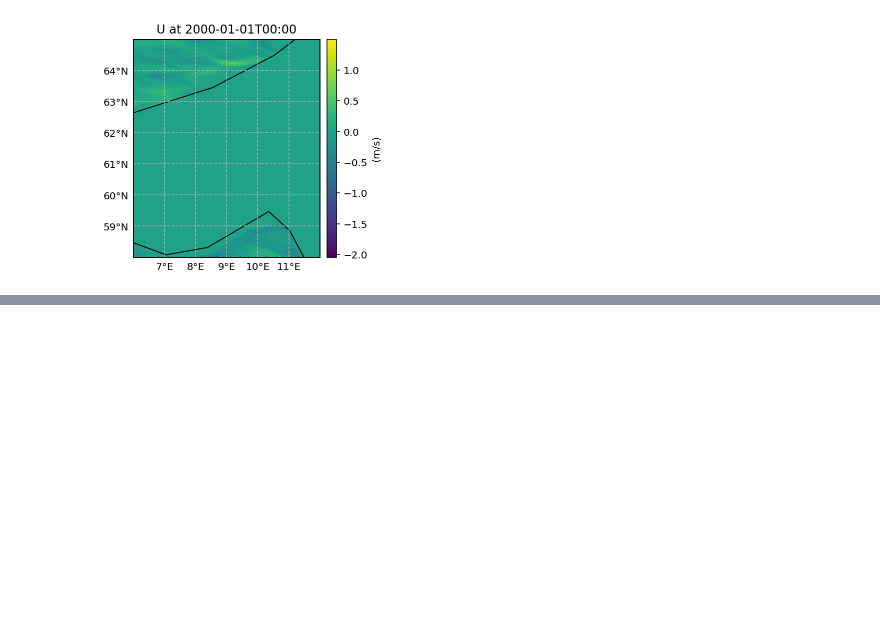
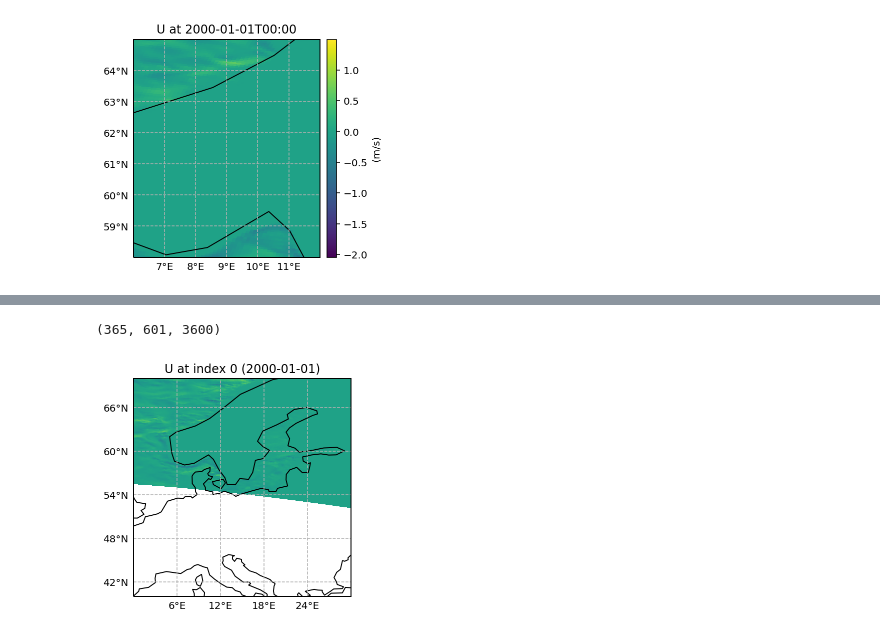
Before and after one commit to daanreijnders/arctic-connectivity, a Jupyter notebook: EEZ/EEZ.ipynb, the cells around one changed output, grey strips where cells are left out. Cells and saved outputs as stored; diff of their text form; code cells hidden in the pictures; blank space fills up the shorter version.

```diff
--- a/EEZ/EEZ.ipynb
+++ b/EEZ/EEZ.ipynb
@@ -200,0 +203,6 @@ plot.show(fieldset.U, latRange=(58,65), lonRange=(6,12), land=False, export='Nor
+# %%
+U_field = xr.open_dataset(readdir_ocean+fieldfile_ocean)['UVEL_5m']
+V_field = xr.open_dataset(readdir_ocean+fieldfile_ocean)['VVEL_5m']
+POP_mesh = xr.open_dataset(readdir_mesh+meshfile)
+ULAT = POP_mesh['U_LAT_2D']
+ULON = POP_mesh['U_LON_2D']
@@ -200,0 +219,4 @@ plot.show(fieldset.U, latRange=(58,65), lonRange=(6,12), land=False, export='Nor
+# %%
+U_field.shape # Check if shape makes sense
+# %% [output]
+(365, 601, 3600)
@@ -200,0 +236,15 @@ plot.show(fieldset.U, latRange=(58,65), lonRange=(6,12), land=False, export='Nor
+# %%
+ax = plt.axes(projection=ccrs.PlateCarree())
+ax.set_extent((0,30,40,70), crs=ccrs.PlateCarree())
+ax.coastlines()
+gl      = ax.gridlines(crs=ccrs.PlateCarree(), linestyle='--', draw_labels = True)
+gl.xlabels_top = False
+gl.ylabels_right = False
+gl.xformatter = LONGITUDE_FORMATTER
+gl.yformatter = LATITUDE_FORMATTER
+ax.pcolormesh(ULON,ULAT, U_field[0,:,:])
+plt.title(f"U at index 0 ({str(U_field['time'][0].data)[:10]})")
+plt.savefig('POP_field_drift_scandinavia_0.png', dpi=300)
+plt.show()
+# %% [output]
+[figure, added]
```
Also changed, not shown: parts of 13 cells of this notebook, 27 other files.
